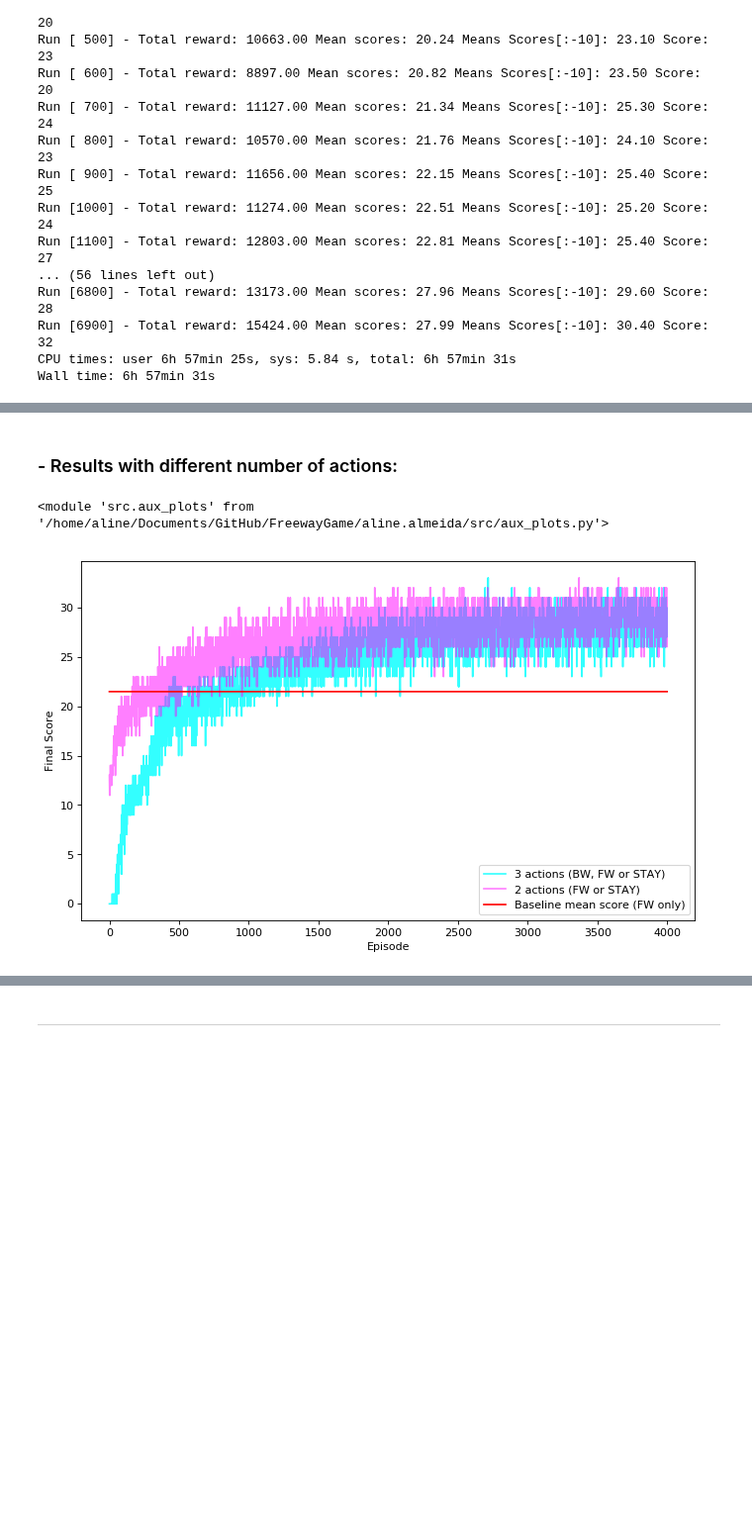
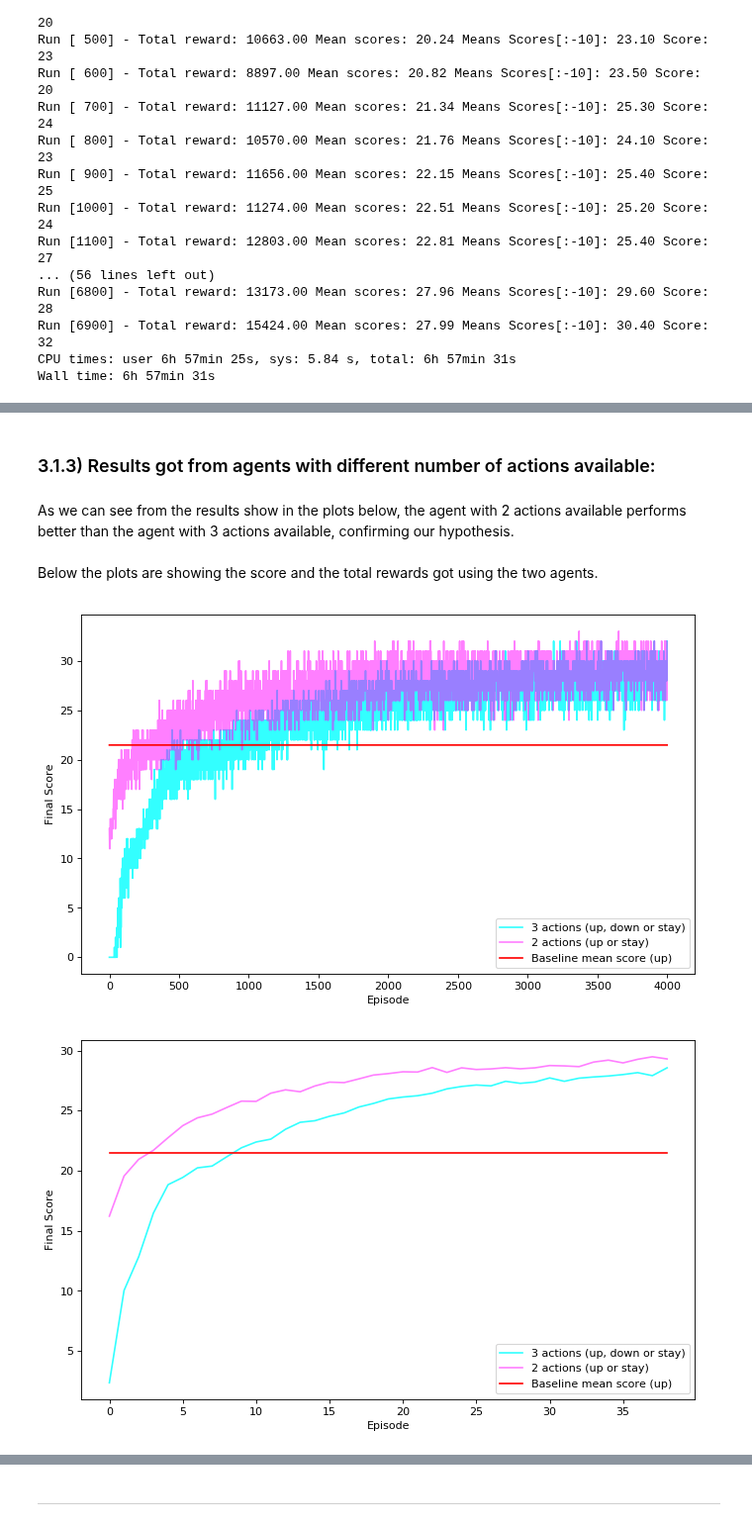
Before and after one commit to DionisiusMayr/FreewayGame, a Jupyter notebook: aline.almeida/aa_freeway.ipynb, the cells around one changed output, grey strips where cells are left out. Shown at 99% size. Saved outputs shown, nothing was run; the diff lists cells and outputs as text; code cells hidden in the pictures; blank space fills up the shorter version.

```diff
--- a/aline.almeida/aa_freeway.ipynb
+++ b/aline.almeida/aa_freeway.ipynb
@@ -342,15 +373,45 @@ with open("QL/QL_total_rewards_3act.txt", "w") as f:
 # with open("QL/QL_total_rewards_3act.txt") as f:
 #    total_rewards_3act = [int(x) for x in  f.read().splitlines()]
 # %% [markdown]
-### - Results with different number of actions:
+### 3.1.3) Results got from agents with different number of actions available:
-# %%
-import importlib
-importlib.reload(aux_plots)
-# %% [output]
-<module 'src.aux_plots' from '/home/aline/Documents/GitHub/FreewayGame/aline.almeida/src/aux_plots.py'>
+# %% [markdown]
+As we can see from the results show in the plots below, the agent with 2 actions available performs better than the agent with 3 actions available, confirming our hypothesis.
+<br>
+Below the plots are showing the score and the total rewards got using the two agents.
 # %%
+# ---------- Scores of the agent with 2 and 3 actions ----------
+
 baseline = [baseline_mean_score for i in range(4000)]
-aux_plots.plot_3scores(scores_3act[:4000], scores_2act[:4000], baseline[:4000], "3 actions (BW, FW or STAY)", "2 actions (FW or STAY)", "Baseline mean score (FW only)")
+aux_plots.plot_3scores(scores_3act[:4000], scores_2act[:4000], baseline[:4000], "3 actions (up, down or stay)", "2 actions (up or stay)", "Baseline mean score (up)")
 # %% [output]
-[figure, old version]
+[figure, new version]
+# %%
+# ---------- Moving average for the scores of the agent with 2 and 3 actions ----------
+
+from statistics import mean
+
+s1 = scores_3act[:4000]
+s2 = scores_2act[:4000]
+s3 = baseline[:4000]
+
+blocks = 4000//100
+s1_avg100 = []
+
+for b in range(blocks-1):
+    value = statistics.mean(s1[b*100:(b+1)*100])
+    s1_avg100.append(value)
+
+s2_avg100 = []
+for b in range(blocks-1):
+    value = statistics.mean(s2[b*100:(b+1)*100])
+    s2_avg100.append(value)
+
+s3_avg100 = []
+for b in range(blocks-1):
+    value = statistics.mean(s3[b*100:(b+1)*100])
+    s3_avg100.append(value)
+
+aux_plots.plot_3scores(s1_avg100, s2_avg100, s3_avg100, "3 actions (up, down or stay)", "2 actions (up or stay)", "Baseline mean score (up)")
+# %% [output]
+[figure, added]
 # %%
```
Also changed, not shown: parts of 43 cells of this notebook.
